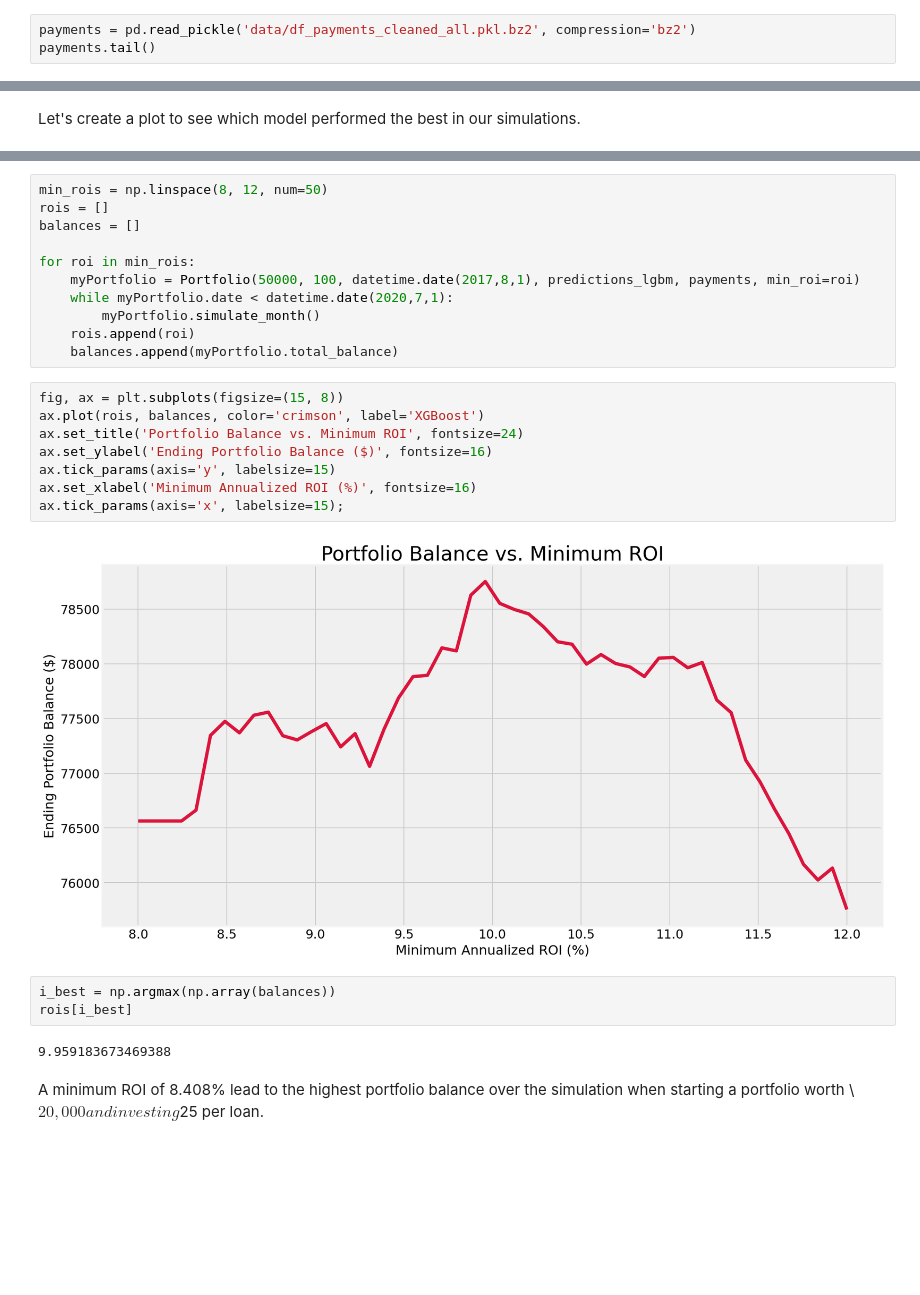
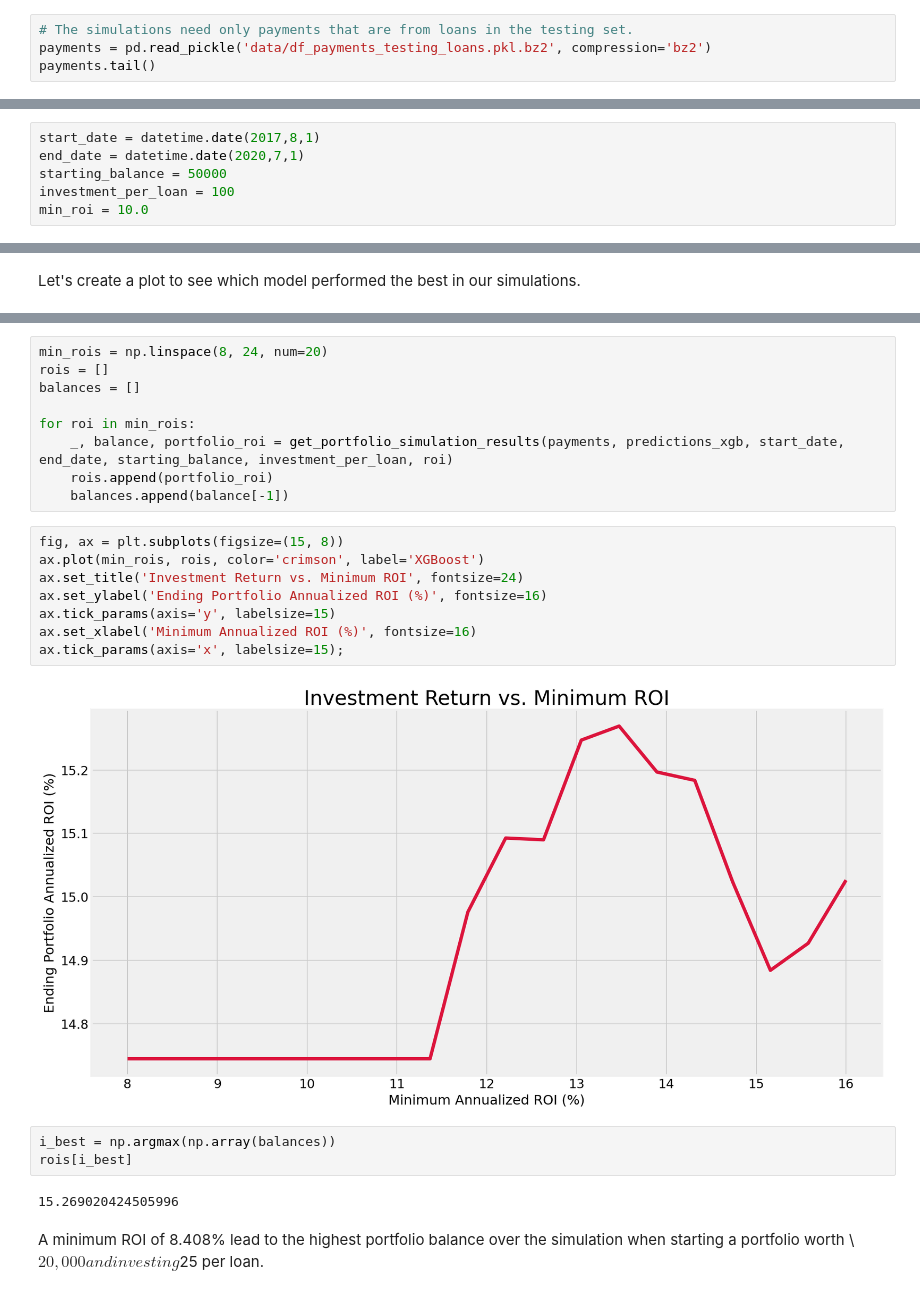
Before and after one commit to Booleans/consumer-loan-investment-strategy-simulator, a Jupyter notebook: Simulation.ipynb, the cells around one changed output, grey strips where cells are left out. Drawn from its saved outputs; the diff is of its cells as text; blank space fills up the shorter version.

```diff
--- a/Simulation.ipynb
+++ b/Simulation.ipynb
@@ -35,7 +35,8 @@ plt.style.use('fivethirtyeight')
 %matplotlib inline
 %config InlineBackend.figure_format = 'retina'
 # %%
-payments = pd.read_pickle('data/df_payments_cleaned_all.pkl.bz2', compression='bz2')
+# The simulations need only payments that are from loans in the testing set.
+payments = pd.read_pickle('data/df_payments_testing_loans.pkl.bz2', compression='bz2')
 payments.tail()
 # %% [output]
 |  |  | RECEIVED_AMT_INVESTORS | PBAL_END_PERIOD_INVESTORS | IssuedDate | mths_since_issue |
@@ -165,0 +63,6 @@ while myPortfolio.date < datetime.date(2020,7,1):
+# %%
+start_date = datetime.date(2017,8,1)
+end_date = datetime.date(2020,7,1)
+starting_balance = 50000
+investment_per_loan = 100
+min_roi = 10.0
@@ -234,29 +161,27 @@ Now that we can see the XGBoost predictions are currently our best options, let'
 # %%
-min_rois = np.linspace(8, 12, num=50)
+min_rois = np.linspace(8, 24, num=20)
 rois = []
 balances = []
 
 for roi in min_rois:
-    myPortfolio = Portfolio(50000, 100, datetime.date(2017,8,1), predictions_lgbm, payments, min_roi=roi)
-    while myPortfolio.date < datetime.date(2020,7,1):
-        myPortfolio.simulate_month()
-    rois.append(roi)
-    balances.append(myPortfolio.total_balance)
+    _, balance, portfolio_roi = get_portfolio_simulation_results(payments, predictions_xgb, start_date, end_date, starting_balance, investment_per_loan, roi)
+    rois.append(portfolio_roi)
+    balances.append(balance[-1])
 # %%
 fig, ax = plt.subplots(figsize=(15, 8))
-ax.plot(rois, balances, color='crimson', label='XGBoost')
-ax.set_title('Portfolio Balance vs. Minimum ROI', fontsize=24)
-ax.set_ylabel('Ending Portfolio Balance ($)', fontsize=16)
+ax.plot(min_rois, rois, color='crimson', label='XGBoost')
+ax.set_title('Investment Return vs. Minimum ROI', fontsize=24)
+ax.set_ylabel('Ending Portfolio Annualized ROI (%)', fontsize=16)
 ax.tick_params(axis='y', labelsize=15)
 ax.set_xlabel('Minimum Annualized ROI (%)', fontsize=16)
 ax.tick_params(axis='x', labelsize=15);
 # %% [output]
-[figure, old version]
+[figure, new version]
 # %%
 i_best = np.argmax(np.array(balances))
 rois[i_best]
 # %% [output]
-9.959183673469388
+15.269020424505996
 # %% [markdown]
 A minimum ROI of 8.408% lead to the highest portfolio balance over the simulation when starting a portfolio worth \\$20,000 and investing $25 per loan.
 # %% [markdown]
```
Also changed, not shown: parts of 20 cells of this notebook, 2 other files.
